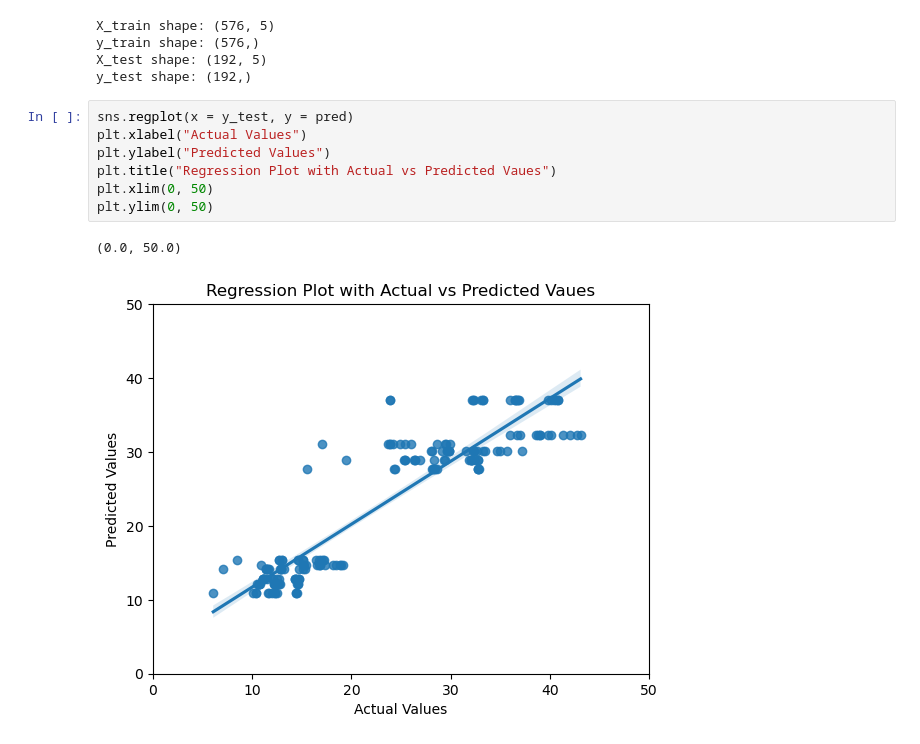
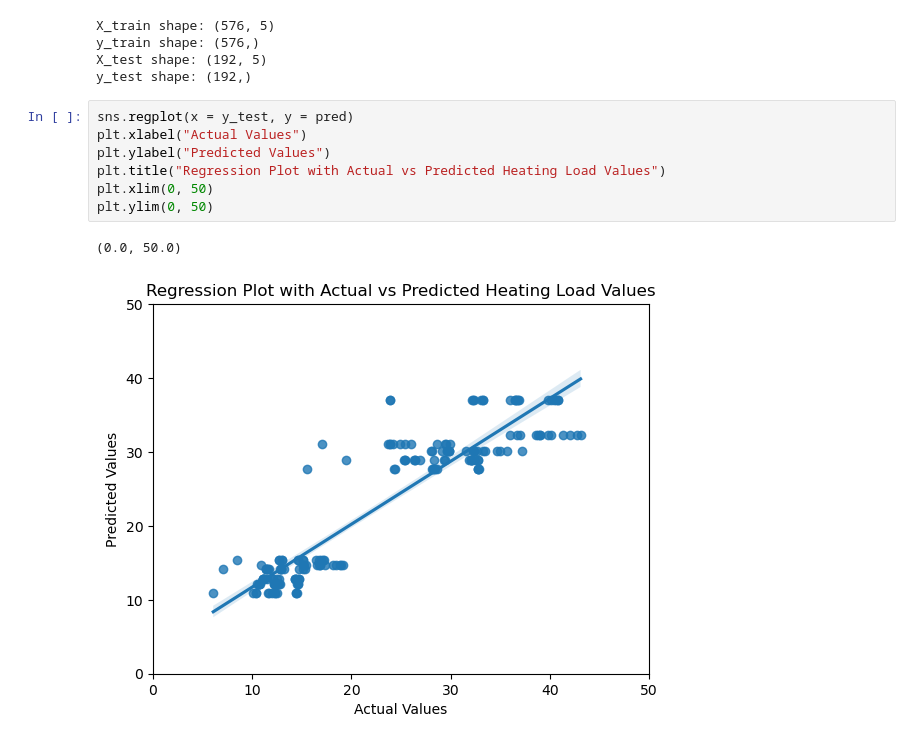
Before and after one commit to ufomaok/energy_efficiency, a Jupyter notebook: notebooks/Modeling.ipynb, the cells around one changed output. Saved outputs shown, nothing was run; the diff lists cells and outputs as text.

```diff
--- a/notebooks/Modeling.ipynb
+++ b/notebooks/Modeling.ipynb
@@ -56,10 +56,10 @@ y_test shape: (192,)
 # %%
 sns.regplot(x = y_test, y = pred)
 plt.xlabel("Actual Values")
 plt.ylabel("Predicted Values")
-plt.title("Regression Plot with Actual vs Predicted Vaues")
+plt.title("Regression Plot with Actual vs Predicted Heating Load Values")
 plt.xlim(0, 50)
 plt.ylim(0, 50)
 # %% [output]
 (0.0, 50.0)
-[figure, old version]
+[figure, new version]
```
Also changed, not shown: 1 other file.
